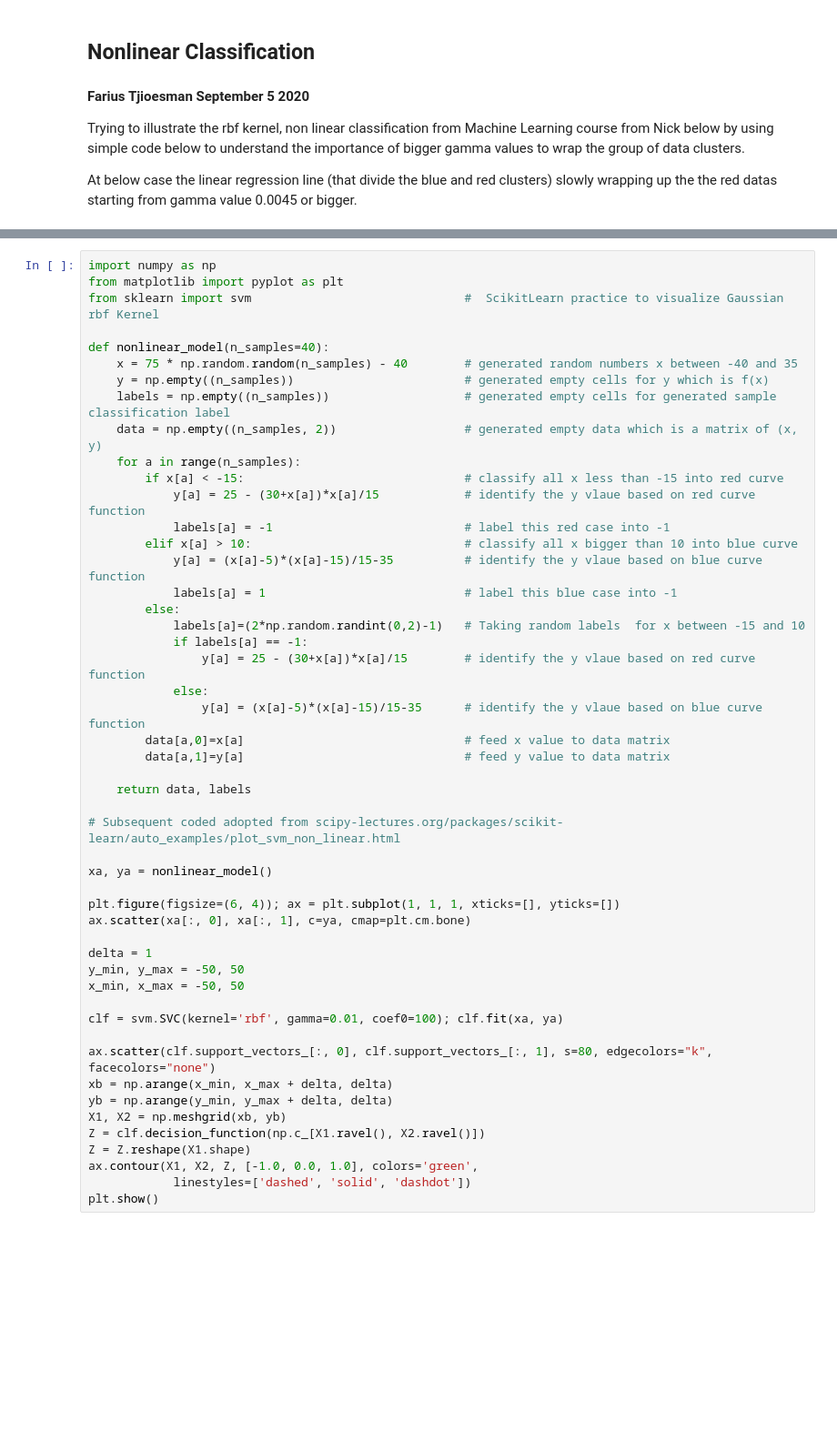
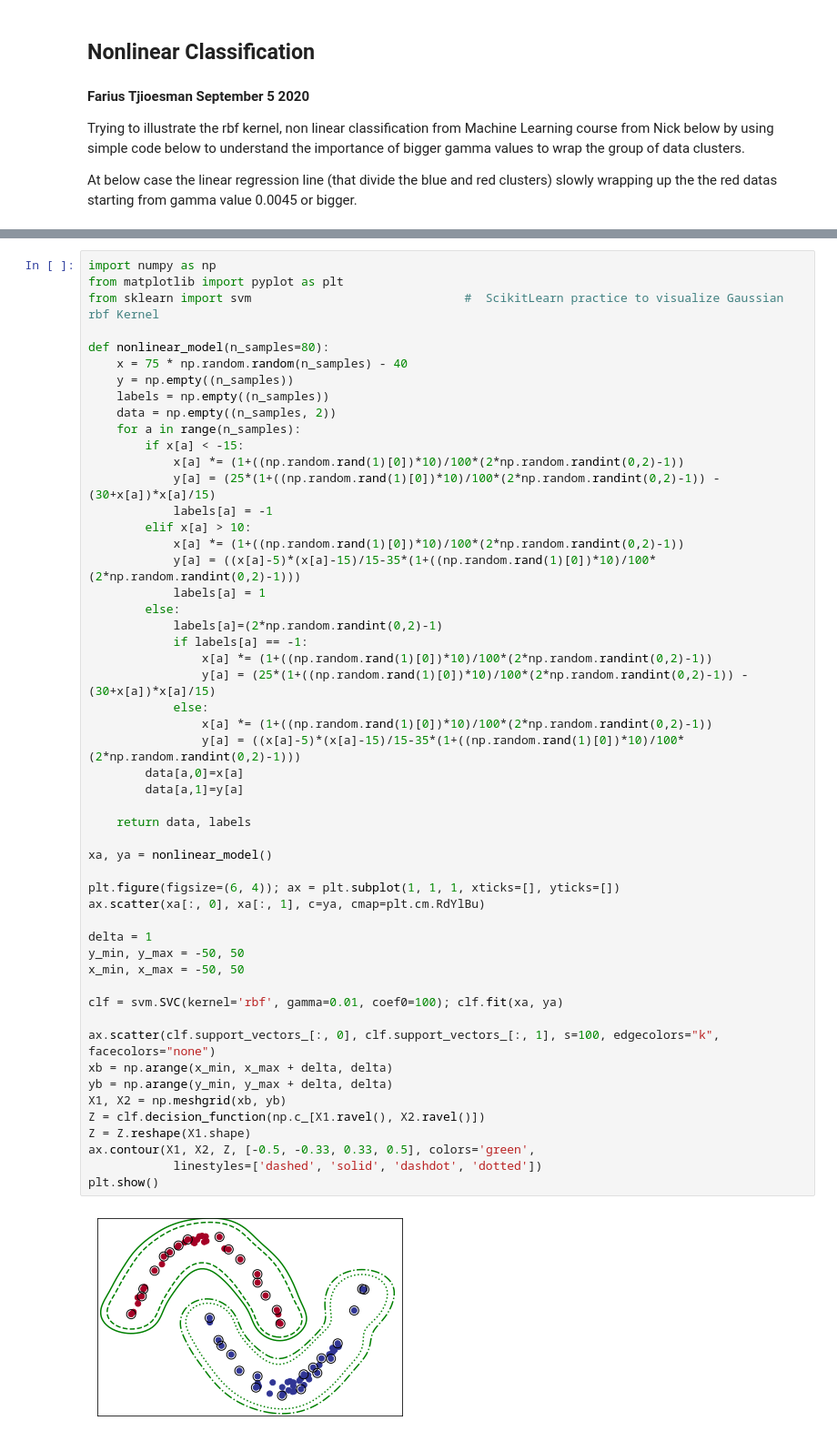
Before and after one commit to FariusGitHub/DataScience, a Jupyter notebook: SVM.ipynb, the cells around one changed output, grey strips where cells are left out. Shown at 91% size. Drawn from its saved outputs; the diff is of its cells as text; blank space fills up the shorter version.

```diff
--- a/SVM.ipynb
+++ b/SVM.ipynb
@@ -16,50 +16,54 @@ At below case the linear regression line (that divide the blue and red clusters)
 # %%
 import numpy as np
 from matplotlib import pyplot as plt
 from sklearn import svm                              #  ScikitLearn practice to visualize Gaussian rbf Kernel
 
-def nonlinear_model(n_samples=40):
-    x = 75 * np.random.random(n_samples) - 40        # generated random numbers x between -40 and 35
-    y = np.empty((n_samples))                        # generated empty cells for y which is f(x)
-    labels = np.empty((n_samples))                   # generated empty cells for generated sample classification label
-    data = np.empty((n_samples, 2))                  # generated empty data which is a matrix of (x, y)
+def nonlinear_model(n_samples=80):
+    x = 75 * np.random.random(n_samples) - 40
+    y = np.empty((n_samples))
+    labels = np.empty((n_samples))
+    data = np.empty((n_samples, 2))
     for a in range(n_samples):
-        if x[a] < -15:                               # classify all x less than -15 into red curve
-            y[a] = 25 - (30+x[a])*x[a]/15            # identify the y vlaue based on red curve function
-            labels[a] = -1                           # label this red case into -1
-        elif x[a] > 10:                              # classify all x bigger than 10 into blue curve
-            y[a] = (x[a]-5)*(x[a]-15)/15-35          # identify the y vlaue based on blue curve function
-            labels[a] = 1                            # label this blue case into -1
+        if x[a] < -15:
+            x[a] *= (1+((np.random.rand(1)[0])*10)/100*(2*np.random.randint(0,2)-1))
+            y[a] = (25*(1+((np.random.rand(1)[0])*10)/100*(2*np.random.randint(0,2)-1)) - (30+x[a])*x[a]/15)
+            labels[a] = -1
+        elif x[a] > 10:
+            x[a] *= (1+((np.random.rand(1)[0])*10)/100*(2*np.random.randint(0,2)-1))
+            y[a] = ((x[a]-5)*(x[a]-15)/15-35*(1+((np.random.rand(1)[0])*10)/100*(2*np.random.randint(0,2)-1)))
+            labels[a] = 1
         else:
-            labels[a]=(2*np.random.randint(0,2)-1)   # Taking random labels  for x between -15 and 10
+            labels[a]=(2*np.random.randint(0,2)-1)
             if labels[a] == -1:
-                y[a] = 25 - (30+x[a])*x[a]/15        # identify the y vlaue based on red curve function
+                x[a] *= (1+((np.random.rand(1)[0])*10)/100*(2*np.random.randint(0,2)-1))
+                y[a] = (25*(1+((np.random.rand(1)[0])*10)/100*(2*np.random.randint(0,2)-1)) - (30+x[a])*x[a]/15)
             else:
-                y[a] = (x[a]-5)*(x[a]-15)/15-35      # identify the y vlaue based on blue curve function
-        data[a,0]=x[a]                               # feed x value to data matrix
-        data[a,1]=y[a]                               # feed y value to data matrix
+                x[a] *= (1+((np.random.rand(1)[0])*10)/100*(2*np.random.randint(0,2)-1))
+                y[a] = ((x[a]-5)*(x[a]-15)/15-35*(1+((np.random.rand(1)[0])*10)/100*(2*np.random.randint(0,2)-1)))
+        data[a,0]=x[a]
+        data[a,1]=y[a]
 
     return data, labels
-
-# Subsequent coded adopted from scipy-lectures.org/packages/scikit-learn/auto_examples/plot_svm_non_linear.html
 
 xa, ya = nonlinear_model()
 
 plt.figure(figsize=(6, 4)); ax = plt.subplot(1, 1, 1, xticks=[], yticks=[])
-ax.scatter(xa[:, 0], xa[:, 1], c=ya, cmap=plt.cm.bone)
+ax.scatter(xa[:, 0], xa[:, 1], c=ya, cmap=plt.cm.RdYlBu)
 
 delta = 1
 y_min, y_max = -50, 50
 x_min, x_max = -50, 50
 
 clf = svm.SVC(kernel='rbf', gamma=0.01, coef0=100); clf.fit(xa, ya)
 
-ax.scatter(clf.support_vectors_[:, 0], clf.support_vectors_[:, 1], s=80, edgecolors="k", facecolors="none")
+ax.scatter(clf.support_vectors_[:, 0], clf.support_vectors_[:, 1], s=100, edgecolors="k", facecolors="none")
 xb = np.arange(x_min, x_max + delta, delta)
 yb = np.arange(y_min, y_max + delta, delta)
 X1, X2 = np.meshgrid(xb, yb)
 Z = clf.decision_function(np.c_[X1.ravel(), X2.ravel()])
 Z = Z.reshape(X1.shape)
-ax.contour(X1, X2, Z, [-1.0, 0.0, 1.0], colors='green',
-            linestyles=['dashed', 'solid', 'dashdot'])
+ax.contour(X1, X2, Z, [-0.5, -0.33, 0.33, 0.5], colors='green',
+            linestyles=['dashed', 'solid', 'dashdot', 'dotted'])
 plt.show()
+# %% [output]
+[figure, added]
```
